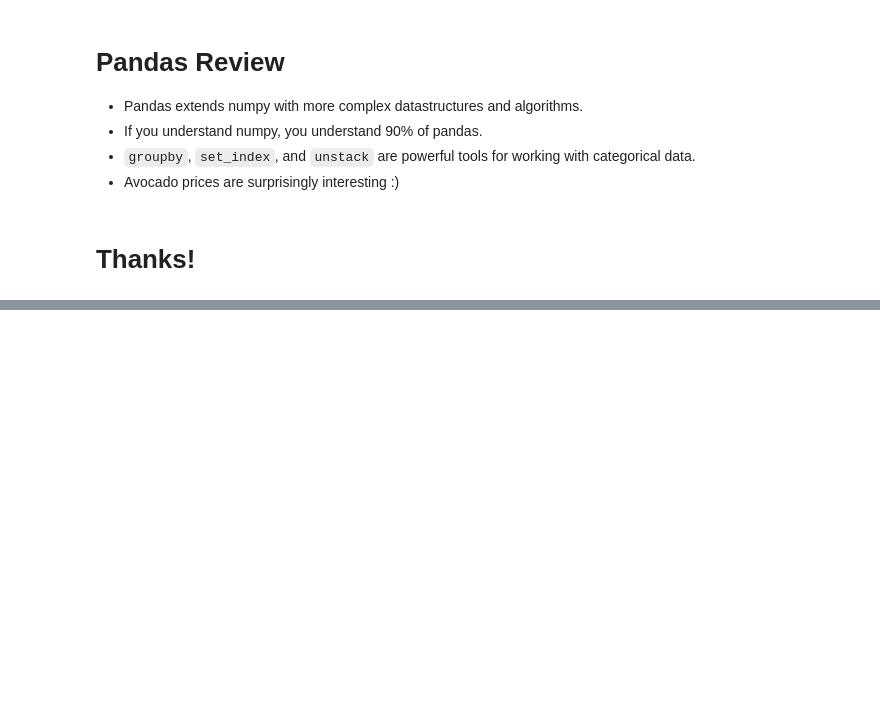
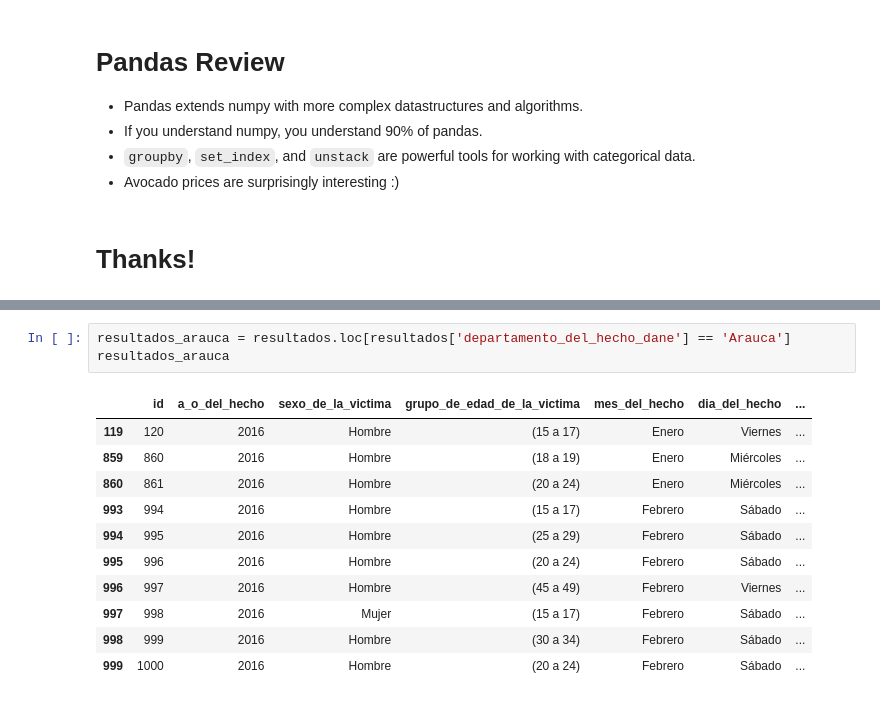
Before and after one commit to lpedraoss/MetNumUN2024I, a Jupyter notebook: Laboratorio2/lpedraos_Gr3_Lab2.ipynb, the cells around one changed output, grey strips where cells are left out. Cells and saved outputs as stored; diff of their text form; blank space fills up the shorter version.

```diff
--- a/Laboratorio2/lpedraos_Gr3_Lab2.ipynb
+++ b/Laboratorio2/lpedraos_Gr3_Lab2.ipynb
@@ -1607,0 +1699,15 @@ ax.set_xticklabels(ax.get_xticklabels(), rotation=45);
+# %%
+resultados_arauca = resultados.loc[resultados['departamento_del_hecho_dane'] == 'Arauca']
+resultados_arauca
+# %% [output]
+|  | id | a_o_del_hecho | sexo_de_la_victima | grupo_de_edad_de_la_victima | mes_del_hecho | dia_del_hecho | ... |
+| 119 | 120 | 2016 | Hombre | (15 a 17) | Enero | Viernes | ... |
+| 859 | 860 | 2016 | Hombre | (18 a 19) | Enero | Miércoles | ... |
+| 860 | 861 | 2016 | Hombre | (20 a 24) | Enero | Miércoles | ... |
+| 993 | 994 | 2016 | Hombre | (15 a 17) | Febrero | Sábado | ... |
+| 994 | 995 | 2016 | Hombre | (25 a 29) | Febrero | Sábado | ... |
+| 995 | 996 | 2016 | Hombre | (20 a 24) | Febrero | Sábado | ... |
+| 996 | 997 | 2016 | Hombre | (45 a 49) | Febrero | Viernes | ... |
+| 997 | 998 | 2016 | Mujer | (15 a 17) | Febrero | Sábado | ... |
+| 998 | 999 | 2016 | Hombre | (30 a 34) | Febrero | Sábado | ... |
+| 999 | 1000 | 2016 | Hombre | (20 a 24) | Febrero | Sábado | ... |
```
Also changed, not shown: parts of 27 cells of this notebook.
